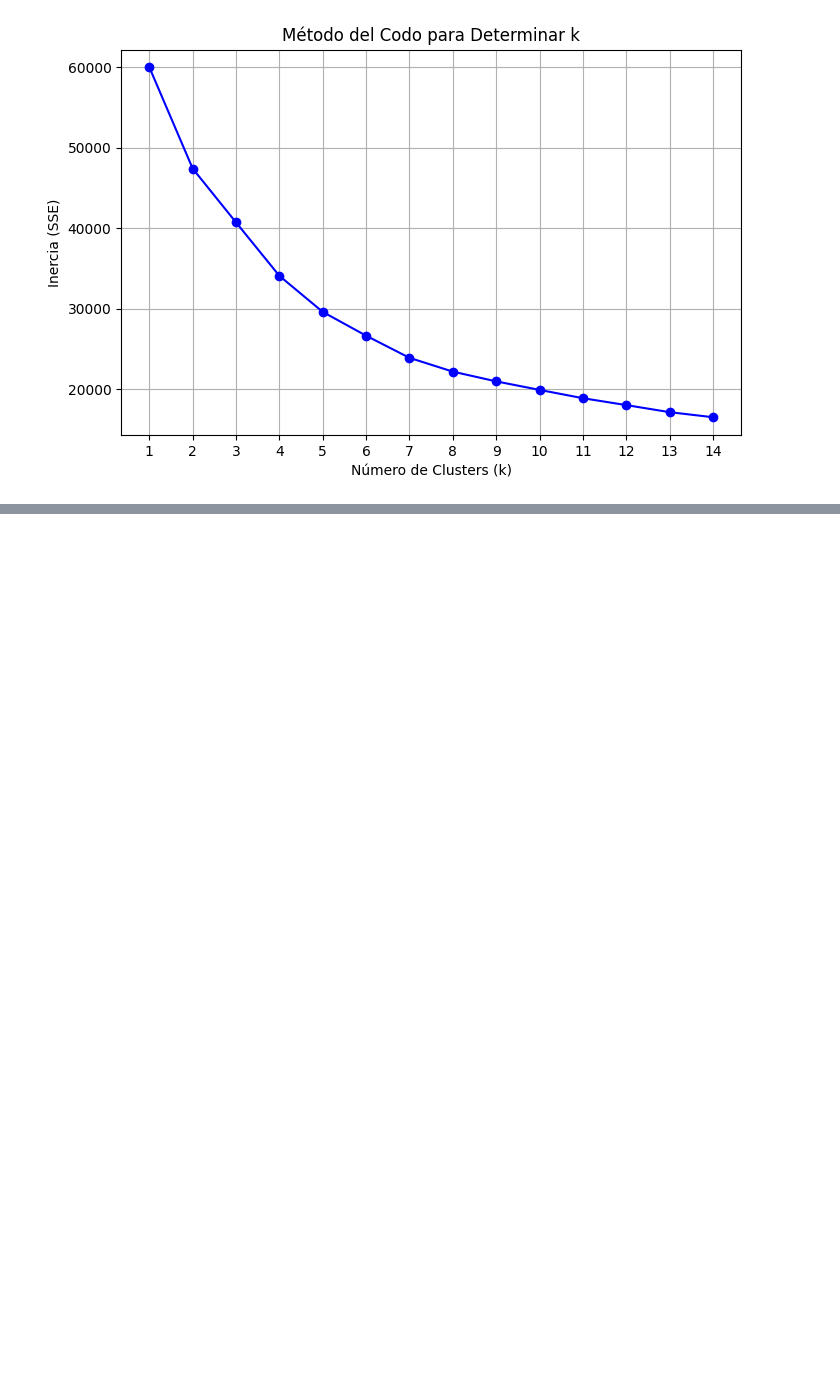
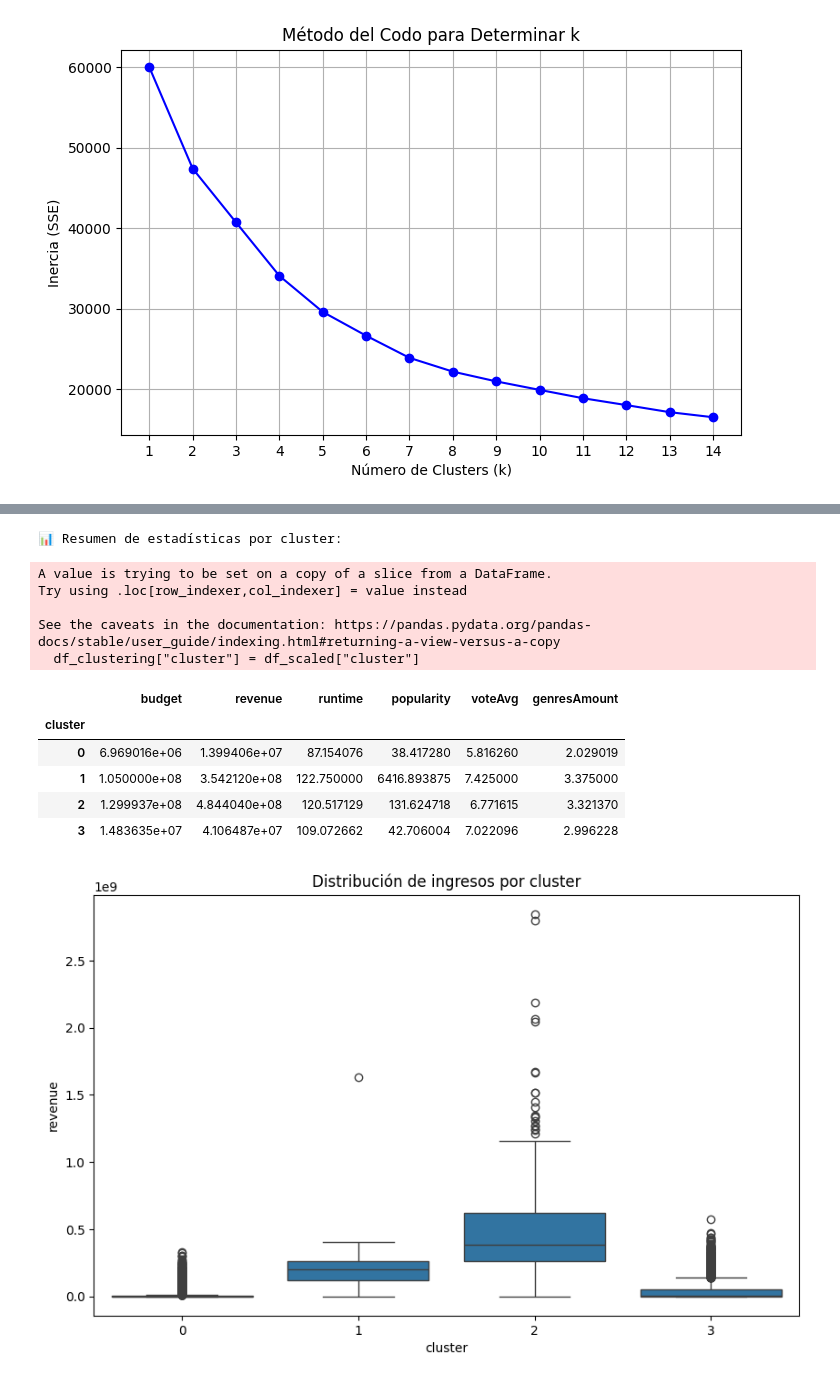
Before and after one commit to EstebanZG999/HT2Mineria, a Jupyter notebook: src/raw_ejercicios/clustering.ipynb, the cells around one changed output, grey strips where cells are left out. Cells and saved outputs as stored; diff of their text form; code cells hidden in the pictures; blank space fills up the shorter version.

```diff
--- a/src/raw_ejercicios/clustering.ipynb
+++ b/src/raw_ejercicios/clustering.ipynb
@@ -237,0 +271,28 @@ plt.show()
+# %%
+# Agregar la columna de clusters al dataset original
+df_clustering["cluster"] = df_scaled["cluster"]
+
+# Calcular estadísticas por cluster
+cluster_summary = df_clustering.groupby("cluster").mean()
+print("\n📊 Resumen de estadísticas por cluster:")
+display(cluster_summary)
+
+# Visualizar diferencias entre clusters
+plt.figure(figsize=(10, 6))
+sns.boxplot(data=df_clustering, x="cluster", y="revenue")
+plt.title("Distribución de ingresos por cluster")
+plt.show()
+# %% [output]
+📊 Resumen de estadísticas por cluster:
+A value is trying to be set on a copy of a slice from a DataFrame.
+Try using .loc[row_indexer,col_indexer] = value instead
+
+See the caveats in the documentation: https://pandas.pydata.org/pandas-docs/stable/user_guide/indexing.html#returning-a-view-versus-a-copy
+  df_clustering["cluster"] = df_scaled["cluster"]
+|  | budget | revenue | runtime | popularity | voteAvg | genresAmount |
+| cluster |  |  |  |  |  |  |
+| 0 | 6.969016e+06 | 1.399406e+07 | 87.154076 | 38.417280 | 5.816260 | 2.029019 |
+| 1 | 1.050000e+08 | 3.542120e+08 | 122.750000 | 6416.893875 | 7.425000 | 3.375000 |
+| 2 | 1.299937e+08 | 4.844040e+08 | 120.517129 | 131.624718 | 6.771615 | 3.321370 |
+| 3 | 1.483635e+07 | 4.106487e+07 | 109.072662 | 42.706004 | 7.022096 | 2.996228 |
+[figure, added]
```
Also changed, not shown: parts of 1 cell of this notebook.
